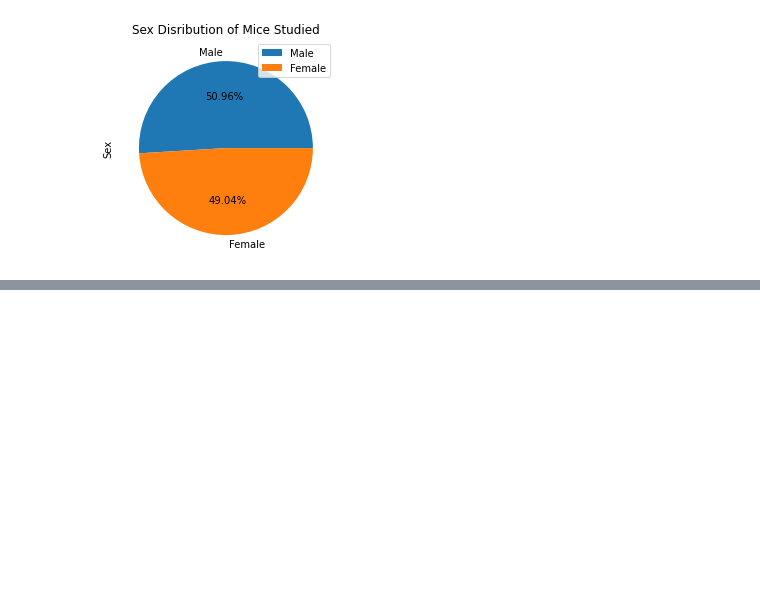
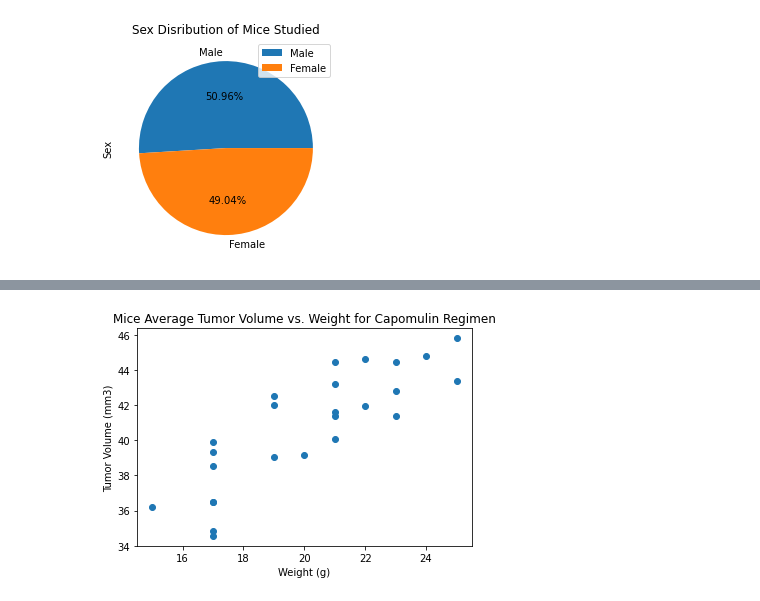
Before and after one commit to canamasc/matplotlib-challenge, a Jupyter notebook: Pymaceuticals.ipynb, the cells around one changed output, grey strips where cells are left out. Drawn from its saved outputs; the diff is of its cells as text; code cells hidden in the pictures; blank space fills up the shorter version.

Commit message:
have scatter plot

```diff
--- a/Pymaceuticals.ipynb
+++ b/Pymaceuticals.ipynb
@@ -264,0 +267,17 @@ mouseplot = mouse.plot.line(x='Timepoint_x', y='Tumor Volume (mm3)', title='Tumo
+# %%
+# Generate a scatter plot of average tumor volume vs. mouse weight for the Capomulin regimen
+# Is this one mouse's average tumor volume vs. his weight at each point? Or the average tumor volume for a given weight????????
+
+# Assuming First way
+capomulin_mice = (clean_df.loc[clean_df["Drug Regimen"] == 'Capomulin'])
+miceavgs = capomulin_mice.groupby('Mouse ID', as_index=False)['Tumor Volume (mm3)'].mean()
+cap_mice = pd.merge(miceavgs, capomulin_mice, on='Mouse ID')
+cap_mice = ((cap_mice[['Mouse ID', 'Tumor Volume (mm3)_x', 'Weight (g)']]).drop_duplicates(keep='first'))
+plt.scatter(cap_mice['Weight (g)'], cap_mice['Tumor Volume (mm3)_x'])
+plt.title('Mice Average Tumor Volume vs. Weight for Capomulin Regimen')
+plt.xlabel('Weight (g)')
+plt.ylabel('Tumor Volume (mm3)')
+
+plt.show()
+# %% [output]
+[figure, added]
```
Also changed, not shown: parts of 11 cells of this notebook.
